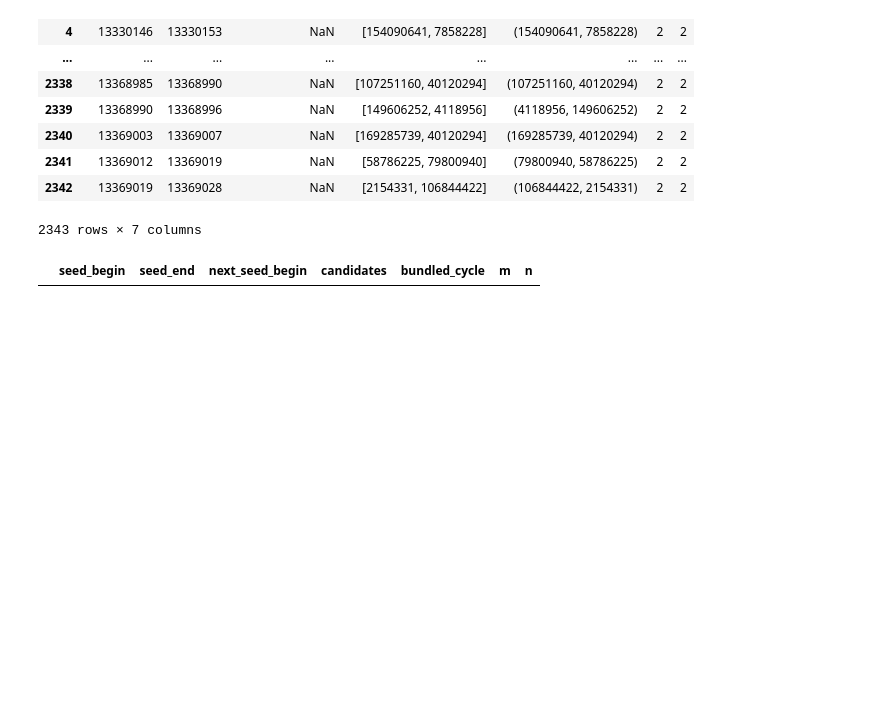
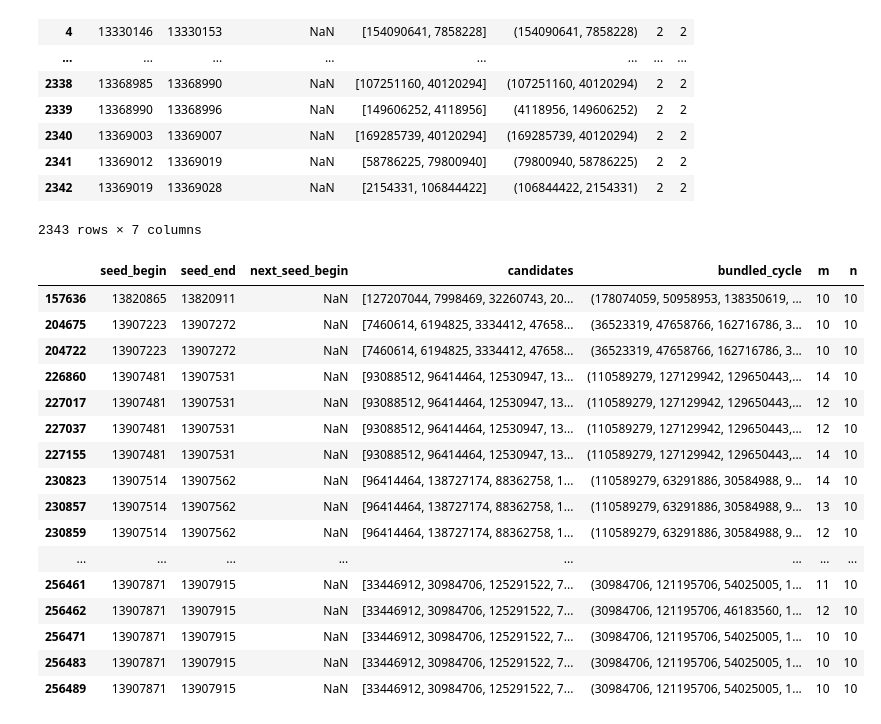
Before and after one commit to markzmbl/graph-analysis, a Jupyter notebook: meebits.ipynb, the cells around one changed output. Saved outputs shown, nothing was run; the diff lists cells and outputs as text; code cells hidden in the pictures; blank space fills up the shorter version.

```diff
--- a/meebits.ipynb
+++ b/meebits.ipynb
@@ -7,7 +7,7 @@ import pandas as pd
 from networkx.readwrite.json_graph import node_link_graph
 import matplotlib.pyplot as plt
 # %%
-df = pd.read_csv('log_cycles.csv', sep=";")
+df = pd.read_csv("/export/share/markusz33dm/logs/april-run-omega0050_cycles.csv", sep=";")
 df["bundled_cycle"] = df["bundled_cycle"].apply(json.loads).apply(partial(node_link_graph, edges="edges"))
 # %%
 df["m"] = df["bundled_cycle"].apply(lambda x: x.number_of_edges())
@@ -35,6 +49,22 @@ df
 | 2342 | 13369019 | 13369028 | NaN | [2154331, 106844422] | (106844422, 2154331) | 2 | 2 |
 2343 rows × 7 columns
 # %%
-df[df["n"] > 2]
+df[df["n"] > 9]
 # %% [output]
 |  | seed_begin | seed_end | next_seed_begin | candidates | bundled_cycle | m | n |
+| 157636 | 13820865 | 13820911 | NaN | [127207044, 7998469, 32260743, 20... | (178074059, 50958953, 138350619, ... | 10 | 10 |
+| 204675 | 13907223 | 13907272 | NaN | [7460614, 6194825, 3334412, 47658... | (36523319, 47658766, 162716786, 3... | 10 | 10 |
+| 204722 | 13907223 | 13907272 | NaN | [7460614, 6194825, 3334412, 47658... | (36523319, 47658766, 162716786, 3... | 10 | 10 |
+| 226860 | 13907481 | 13907531 | NaN | [93088512, 96414464, 12530947, 13... | (110589279, 127129942, 129650443,... | 14 | 10 |
+| 227017 | 13907481 | 13907531 | NaN | [93088512, 96414464, 12530947, 13... | (110589279, 127129942, 129650443,... | 12 | 10 |
+| 227037 | 13907481 | 13907531 | NaN | [93088512, 96414464, 12530947, 13... | (110589279, 127129942, 129650443,... | 12 | 10 |
+| 227155 | 13907481 | 13907531 | NaN | [93088512, 96414464, 12530947, 13... | (110589279, 127129942, 129650443,... | 14 | 10 |
+| 230823 | 13907514 | 13907562 | NaN | [96414464, 138727174, 88362758, 1... | (110589279, 63291886, 30584988, 9... | 14 | 10 |
+| 230857 | 13907514 | 13907562 | NaN | [96414464, 138727174, 88362758, 1... | (110589279, 63291886, 30584988, 9... | 13 | 10 |
+| 230859 | 13907514 | 13907562 | NaN | [96414464, 138727174, 88362758, 1... | (110589279, 63291886, 30584988, 9... | 12 | 10 |
+| ... | ... | ... | ... | ... | ... | ... | ... |
+| 256461 | 13907871 | 13907915 | NaN | [33446912, 30984706, 125291522, 7... | (30984706, 121195706, 54025005, 1... | 11 | 10 |
+| 256462 | 13907871 | 13907915 | NaN | [33446912, 30984706, 125291522, 7... | (30984706, 121195706, 46183560, 1... | 12 | 10 |
+| 256471 | 13907871 | 13907915 | NaN | [33446912, 30984706, 125291522, 7... | (30984706, 121195706, 54025005, 1... | 10 | 10 |
+| 256483 | 13907871 | 13907915 | NaN | [33446912, 30984706, 125291522, 7... | (30984706, 121195706, 54025005, 1... | 10 | 10 |
+| 256489 | 13907871 | 13907915 | NaN | [33446912, 30984706, 125291522, 7... | (30984706, 121195706, 54025005, 1... | 10 | 10 |
```
Also changed, not shown: parts of 1 cell of this notebook, 7 other files.
